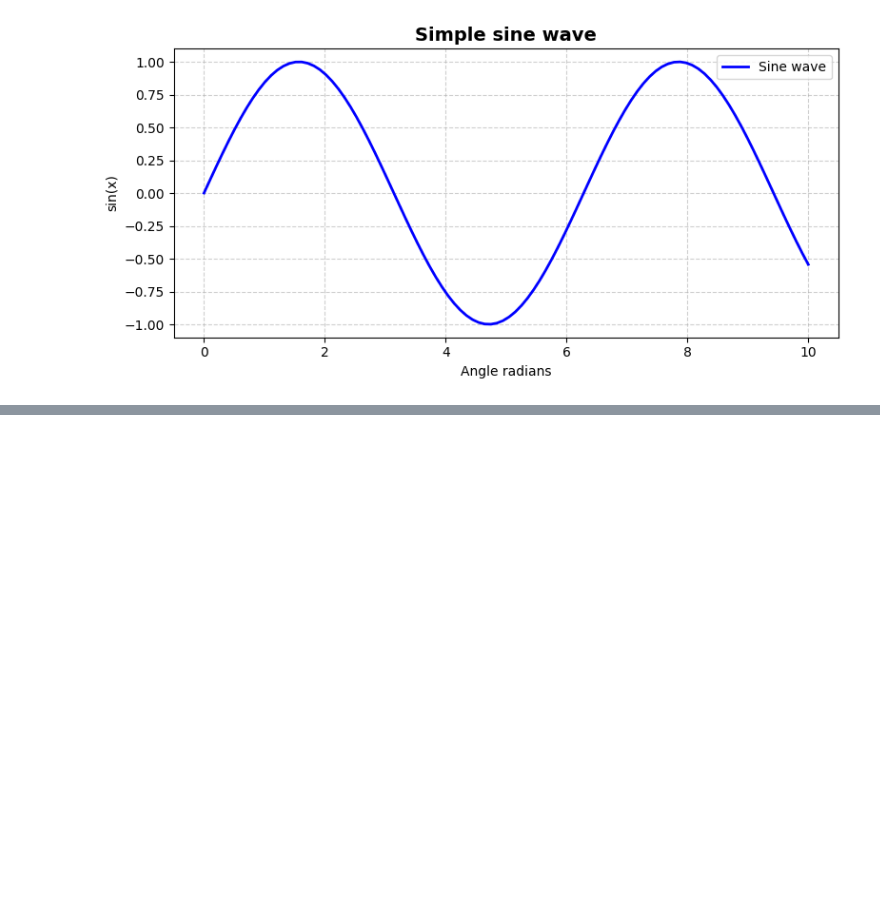
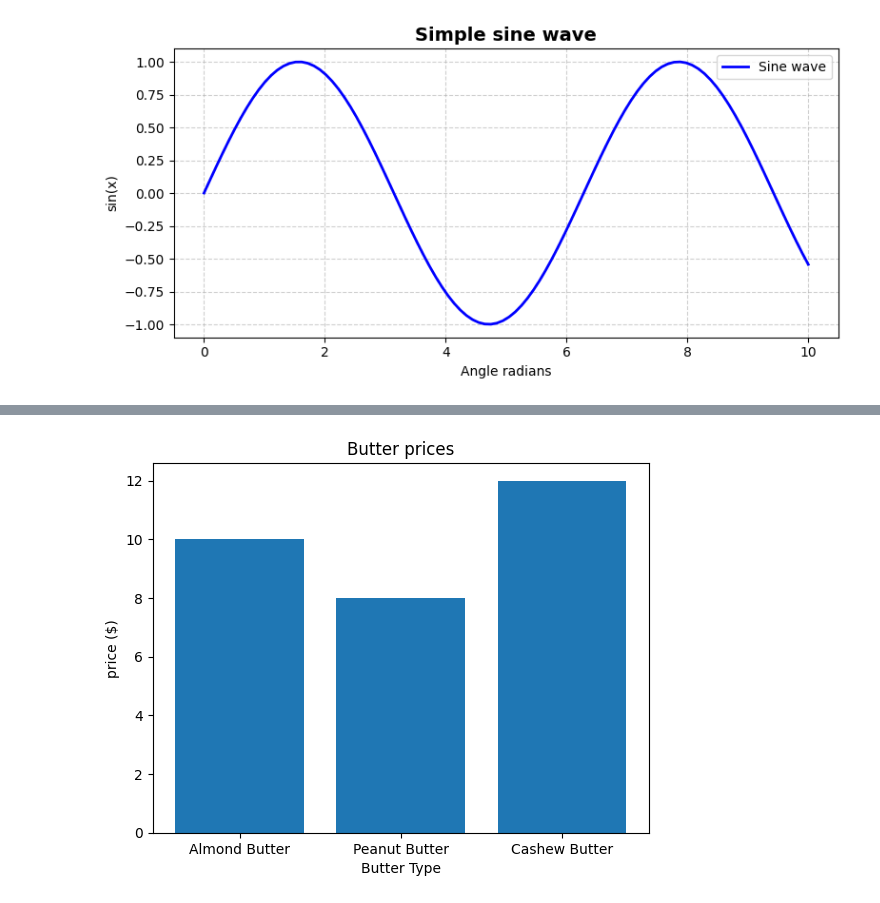
Before and after one commit to EslamKamel89/MLPlayground, a Jupyter notebook: SEC08_Matplotlib_Plotting_and_Data_Visualization.ipynb, the cells around one changed output, grey strips where cells are left out. Drawn from its saved outputs; the diff is of its cells as text; code cells hidden in the pictures; blank space fills up the shorter version.

```diff
--- a/SEC08_Matplotlib_Plotting_and_Data_Visualization.ipynb
+++ b/SEC08_Matplotlib_Plotting_and_Data_Visualization.ipynb
@@ -97,0 +133,10 @@ plt.show()
+# %%
+# make a plot from a dictionary
+butter_prices = {
+    'Almond Butter' : 10 , 'Peanut Butter' : 8 , 'Cashew Butter' : 12
+}
+fig , ax = plt.subplots()
+ax.bar(butter_prices.keys() , butter_prices.values())
+ax.set(title='Butter prices' , ylabel='price ($)' , xlabel='Butter Type');
+# %% [output]
+[figure, added]
```
Also changed, not shown: parts of 6 cells of this notebook.
